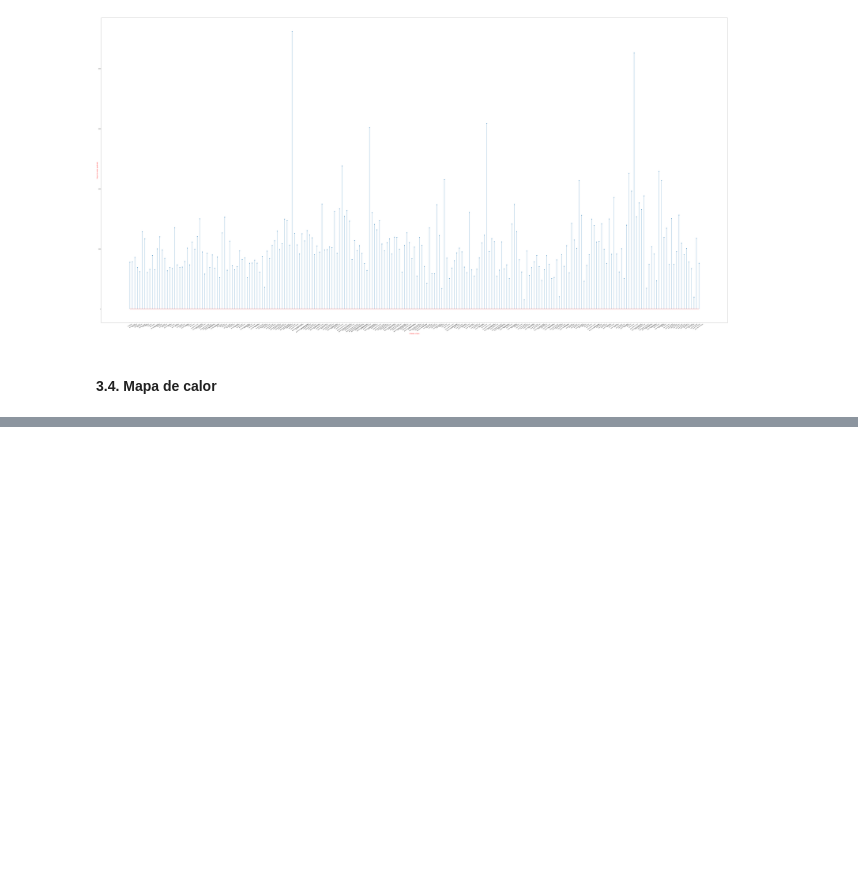
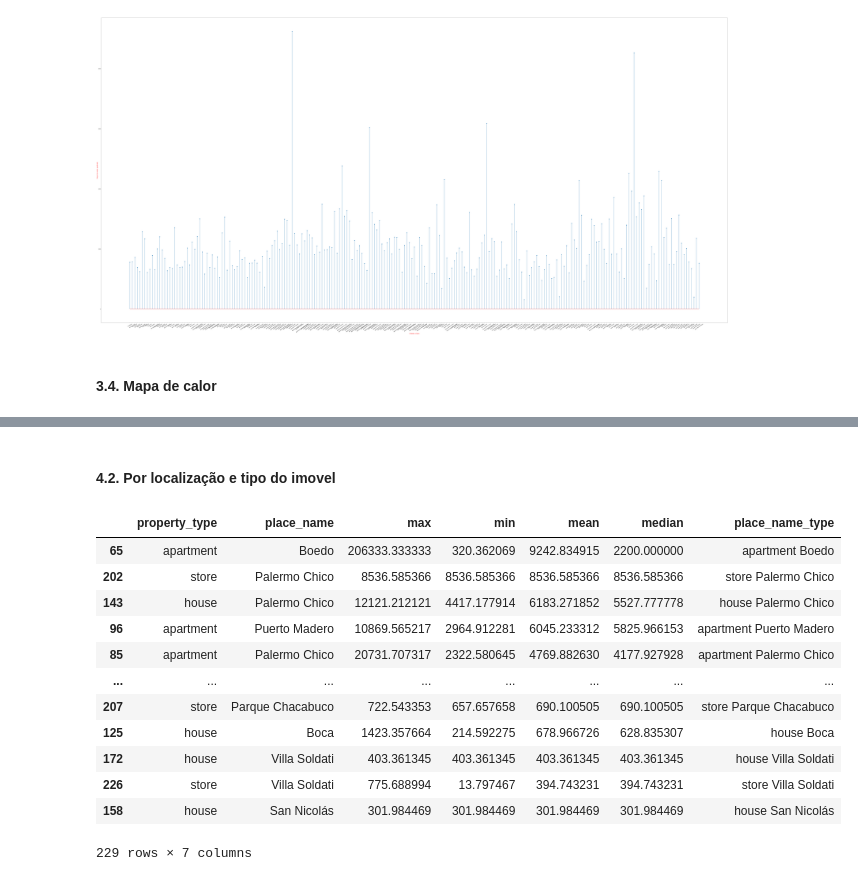
Before and after one commit to lidiambsouza/price_properties, a Jupyter notebook: price_properties.ipynb, the cells around one changed output, grey strips where cells are left out. Drawn from its saved outputs; the diff is of its cells as text; code cells hidden in the pictures; blank space fills up the shorter version.

```diff
--- a/price_properties.ipynb
+++ b/price_properties.ipynb
@@ -311,0 +361,19 @@ map_hooray
+# %% [markdown]
+<h4>4.2. Por localização e tipo do imovel</h4>
+# %%
+medias_cidades_tipos_ordenada= medias_cidades_tipos_final.sort_values(by=['mean'], ascending=False)
+medias_cidades_tipos_ordenada
+# %% [output]
+|  | property_type | place_name | max | min | mean | median | place_name_type |
+| 65 | apartment | Boedo | 206333.333333 | 320.362069 | 9242.834915 | 2200.000000 | apartment Boedo |
+| 202 | store | Palermo Chico | 8536.585366 | 8536.585366 | 8536.585366 | 8536.585366 | store Palermo Chico |
+| 143 | house | Palermo Chico | 12121.212121 | 4417.177914 | 6183.271852 | 5527.777778 | house Palermo Chico |
+| 96 | apartment | Puerto Madero | 10869.565217 | 2964.912281 | 6045.233312 | 5825.966153 | apartment Puerto Madero |
+| 85 | apartment | Palermo Chico | 20731.707317 | 2322.580645 | 4769.882630 | 4177.927928 | apartment Palermo Chico |
+| ... | ... | ... | ... | ... | ... | ... | ... |
+| 207 | store | Parque Chacabuco | 722.543353 | 657.657658 | 690.100505 | 690.100505 | store Parque Chacabuco |
+| 125 | house | Boca | 1423.357664 | 214.592275 | 678.966726 | 628.835307 | house Boca |
+| 172 | house | Villa Soldati | 403.361345 | 403.361345 | 403.361345 | 403.361345 | house Villa Soldati |
+| 226 | store | Villa Soldati | 775.688994 | 13.797467 | 394.743231 | 394.743231 | store Villa Soldati |
+| 158 | house | San Nicolás | 301.984469 | 301.984469 | 301.984469 | 301.984469 | house San Nicolás |
+229 rows × 7 columns
```
Also changed, not shown: parts of 11 cells of this notebook.
